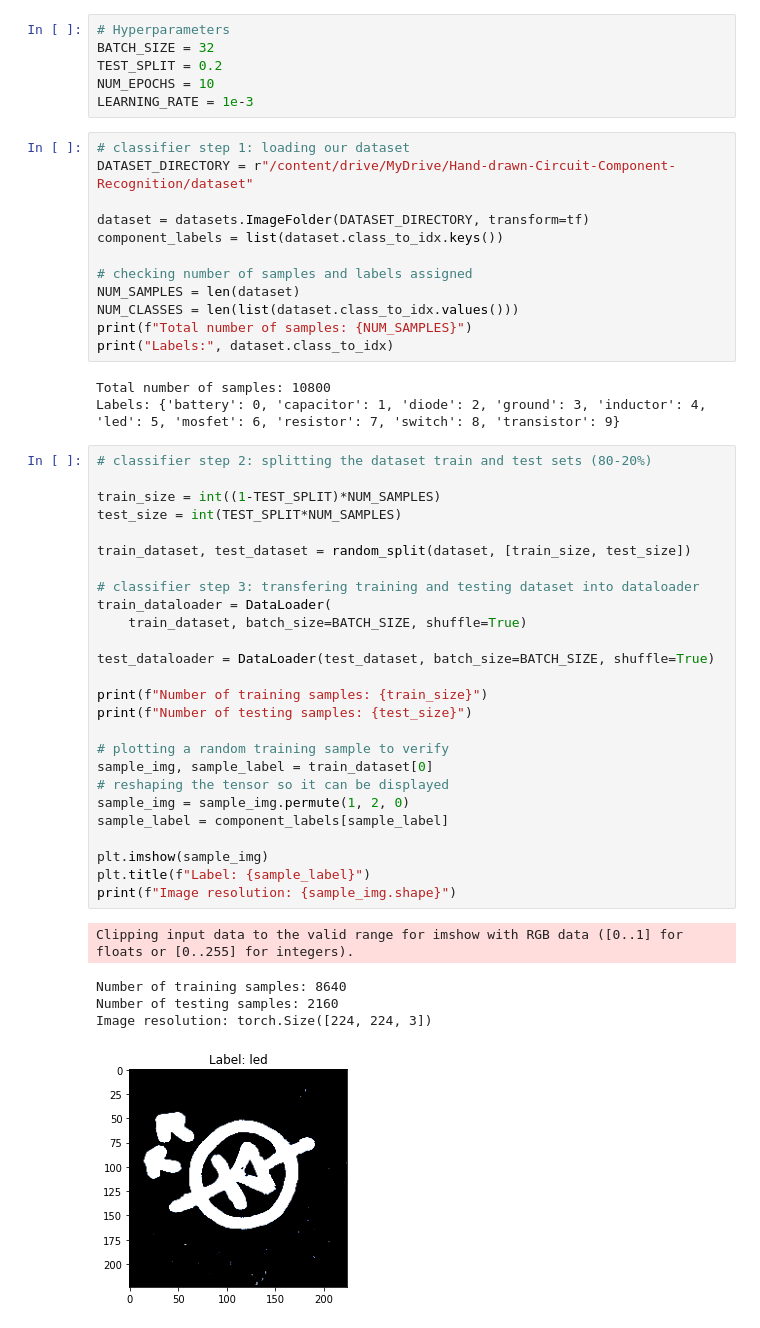
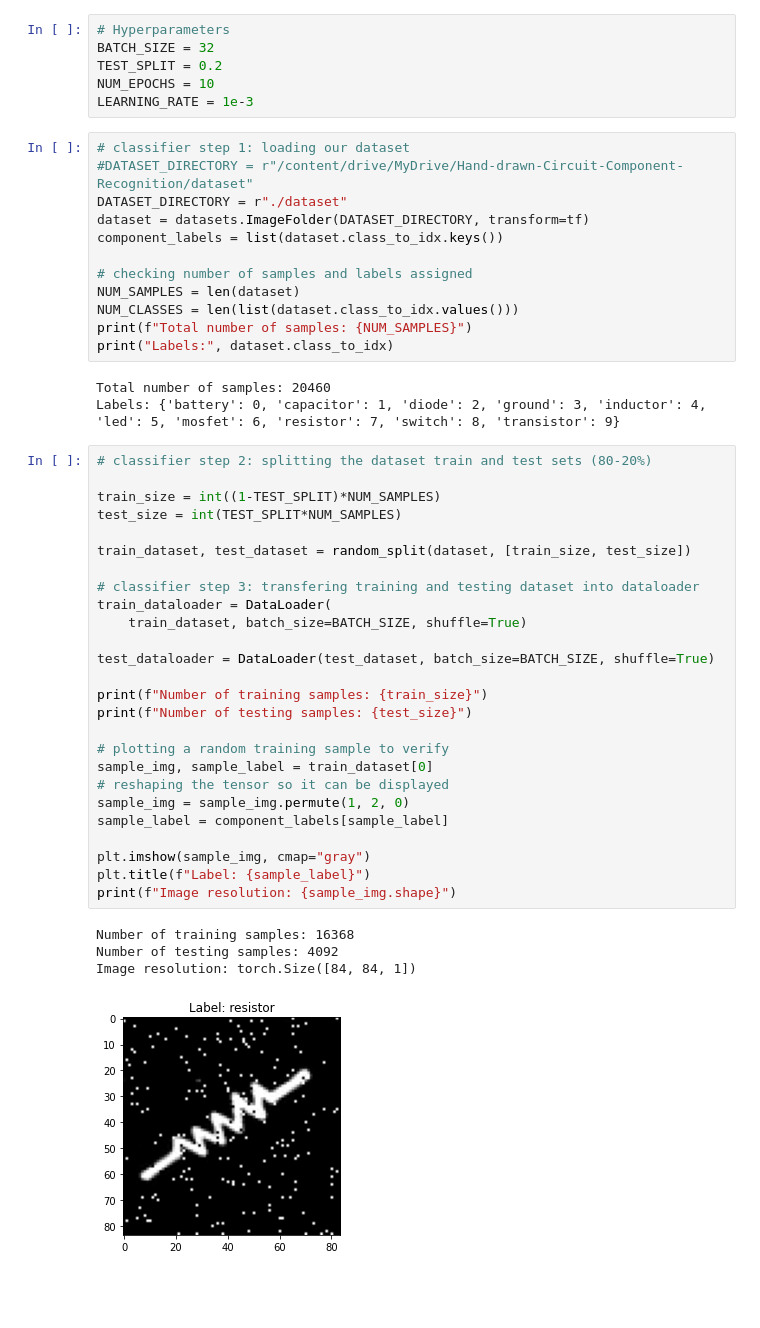
Before and after one commit to apurvaumredkar/Hand-drawn-Circuit-Component-Recognition, a Jupyter notebook: classifier_training.ipynb, the cells around one changed output. Cells and saved outputs as stored; diff of their text form; blank space fills up the shorter version.

```diff
--- a/classifier_training.ipynb
+++ b/classifier_training.ipynb
@@ -29,8 +22,8 @@ NUM_EPOCHS = 10
 LEARNING_RATE = 1e-3
 # %%
 # classifier step 1: loading our dataset
-DATASET_DIRECTORY = r"/content/drive/MyDrive/Hand-drawn-Circuit-Component-Recognition/dataset"
-
+#DATASET_DIRECTORY = r"/content/drive/MyDrive/Hand-drawn-Circuit-Component-Recognition/dataset"
+DATASET_DIRECTORY = r"./dataset"
 dataset = datasets.ImageFolder(DATASET_DIRECTORY, transform=tf)
 component_labels = list(dataset.class_to_idx.keys())
 
@@ -40,40 +33,39 @@ NUM_CLASSES = len(list(dataset.class_to_idx.values()))
 print(f"Total number of samples: {NUM_SAMPLES}")
 print("Labels:", dataset.class_to_idx)
 # %% [output]
-Total number of samples: 10800
+Total number of samples: 20460
 Labels: {'battery': 0, 'capacitor': 1, 'diode': 2, 'ground': 3, 'inductor': 4, 'led': 5, 'mosfet': 6, 'resistor': 7, 'switch': 8, 'transistor': 9}
 # %%
 # classifier step 2: splitting the dataset train and test sets (80-20%)
 
 train_size = int((1-TEST_SPLIT)*NUM_SAMPLES)
 test_size = int(TEST_SPLIT*NUM_SAMPLES)
 
 train_dataset, test_dataset = random_split(dataset, [train_size, test_size])
 
 # classifier step 3: transfering training and testing dataset into dataloader
 train_dataloader = DataLoader(
     train_dataset, batch_size=BATCH_SIZE, shuffle=True)
 
 test_dataloader = DataLoader(test_dataset, batch_size=BATCH_SIZE, shuffle=True)
 
 print(f"Number of training samples: {train_size}")
 print(f"Number of testing samples: {test_size}")
 
 # plotting a random training sample to verify
 sample_img, sample_label = train_dataset[0]
 # reshaping the tensor so it can be displayed
 sample_img = sample_img.permute(1, 2, 0)
 sample_label = component_labels[sample_label]
 
-plt.imshow(sample_img)
+plt.imshow(sample_img, cmap="gray")
 plt.title(f"Label: {sample_label}")
 print(f"Image resolution: {sample_img.shape}")
 # %% [output]
-Clipping input data to the valid range for imshow with RGB data ([0..1] for floats or [0..255] for integers).
+Number of training samples: 16368
+Number of testing samples: 4092
+Image resolution: torch.Size([84, 84, 1])
-Number of training samples: 8640
-Number of testing samples: 2160
-Image resolution: torch.Size([224, 224, 3])
-[figure, old version]
+[figure, new version]
 # %%
 
 device = torch.device('cuda:0' if torch.cuda.is_available() else 'cpu')
```
Also changed, not shown: parts of 9 cells of this notebook, 3 other files.
